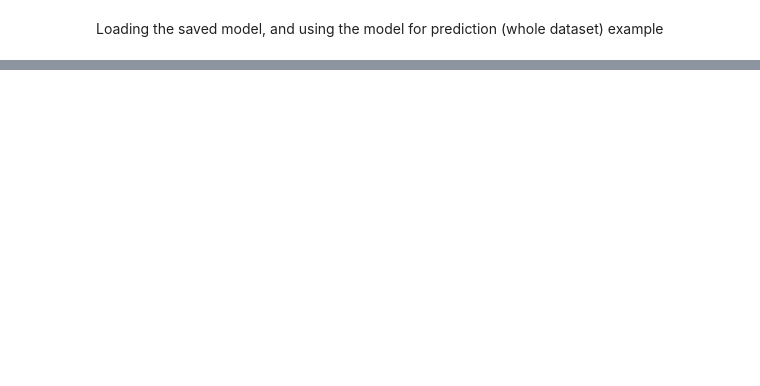
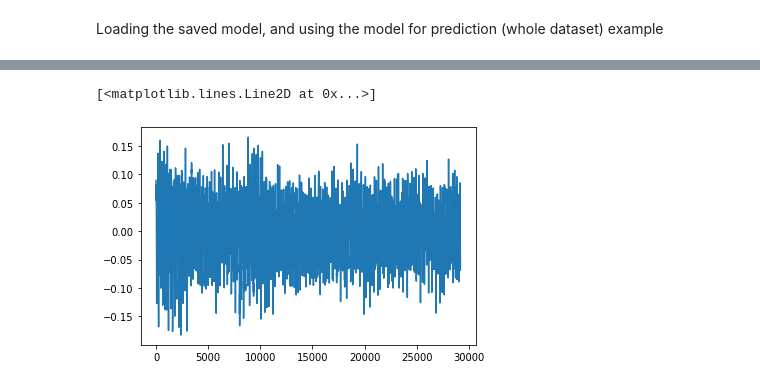
Before and after one commit to zioul123/VocalPitchModulator, a Jupyter notebook: PitchShiftNN Training.ipynb, the cells around one changed output, grey strips where cells are left out. Saved outputs shown, nothing was run; the diff lists cells and outputs as text; code cells hidden in the pictures; blank space fills up the shorter version.

Commit message:
PitchShiftNN workflow is smoothlined

```diff
--- a/PitchShiftNN Training.ipynb
+++ b/PitchShiftNN Training.ipynb
@@ -214,7 +254,7 @@ Saving the model
 print("Model's state_dict:")
 for param_tensor in model.state_dict():
     print(param_tensor, "\t", model.state_dict()[param_tensor].size())
-model_path = os.path.join("model_data", "TimbreEncoder_{}_{}_{}_{}_{}_{}.pt"
-                          .format(lr, n_epochs, n_mfcc, n_hid, n_timb, loss))
+model_path = os.path.join("model_data", "PitchShiftNN_{}_{}_{}_{}_{}_{}.pt"
+                          .format(lr, n_epochs, n_input, n_hid, n_output, loss))
 torch.save(model.state_dict(), model_path)
 print("Model saved at {}".format(model_path))
@@ -298,8 +347,0 @@ Saving the model
-# %%
-print("Model's state_dict:")
-for param_tensor in model.state_dict():
-    print(param_tensor, "\t", model.state_dict()[param_tensor].size())
-model_path = os.path.join("model_data", "TimbreVAE_{}_{}_{}_{}_{}_{}_{}.pt"
-                          .format(lr, n_epochs, n_mfcc, n_hid, n_timb, batch_size, loss))
-torch.save(model.state_dict(), model_path)
-print("Model saved at {}".format(model_path))
@@ -406,0 +348,4 @@ Best n_hid: 10, Best n_timb: 4
+# %%
+model = PitchShiftNN(n_input = n_input, n_hid = n_hid, n_output = n_output)
+model.load_state_dict(torch.load(model_path))
+model.eval()
@@ -406,0 +361,20 @@ Best n_hid: 10, Best n_timb: 4
+# %%
+X = X.to(device)
+model.to(device)
+
+# Make prediction
+Y_hat = model(X)
+
+print(Y)
+print(Y_hat)
+
+# Create NumPy array from PyTorch tensor object, and undo normalization
+Y_hat_np = Y_hat.cpu().detach().numpy()
+Y_hat_renorm = np.array([ x / y for x,y in zip(Y_hat_np,Y_scale) ])
+Y_renorm = np.array([ x / y for x,y in zip(Y,Y_scale) ])
+
+print(np.amax(Y_renorm))
+print(np.amax(Y_hat_renorm))
+
+# Computes the total deviation across the entire input for an intuitive grasp on error (~1.5 means all 0's)
+print(np.sum(np.absolute(Y_renorm - Y_hat_renorm)) / Y_renorm.size)
@@ -406,0 +431,11 @@ Best n_hid: 10, Best n_timb: 4
+# %%
+# The NN reconstruction of target track
+gl_waveform = librosa.griffinlim(np.transpose(Y_hat_renorm), win_length=1024, hop_length=1024 // 4)
+vowel_num,pitch_num,_ = nd_ref_idx(output_idx)
+sio.wavfile.write('GL(Output) {} {}.wav'.format(label_to_vowel[vowel_num], noteidx_to_pitch[pitch_num]), 44100, gl_waveform)
+
+plt.figure()
+plt.plot(gl_waveform)
+# %% [output]
+[<matplotlib.lines.Line2D at 0x...>]
+[figure, added]
```
Also changed, not shown: parts of 25 cells of this notebook, 1 other file.
